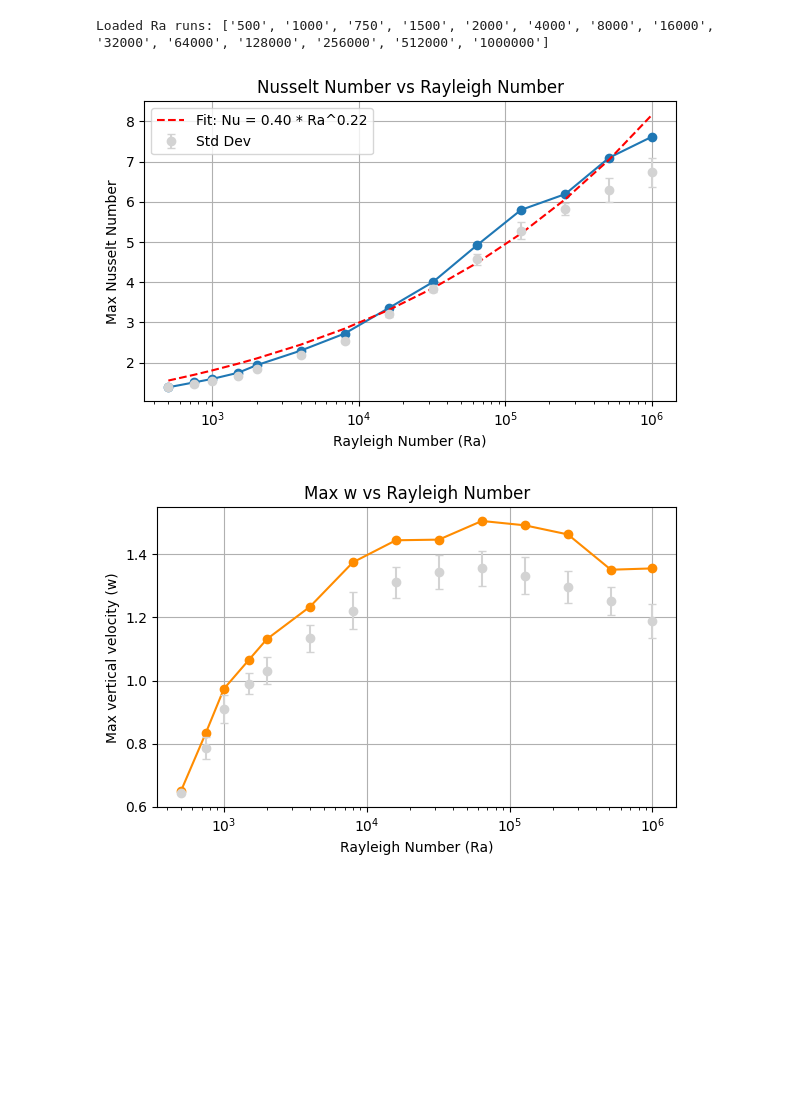
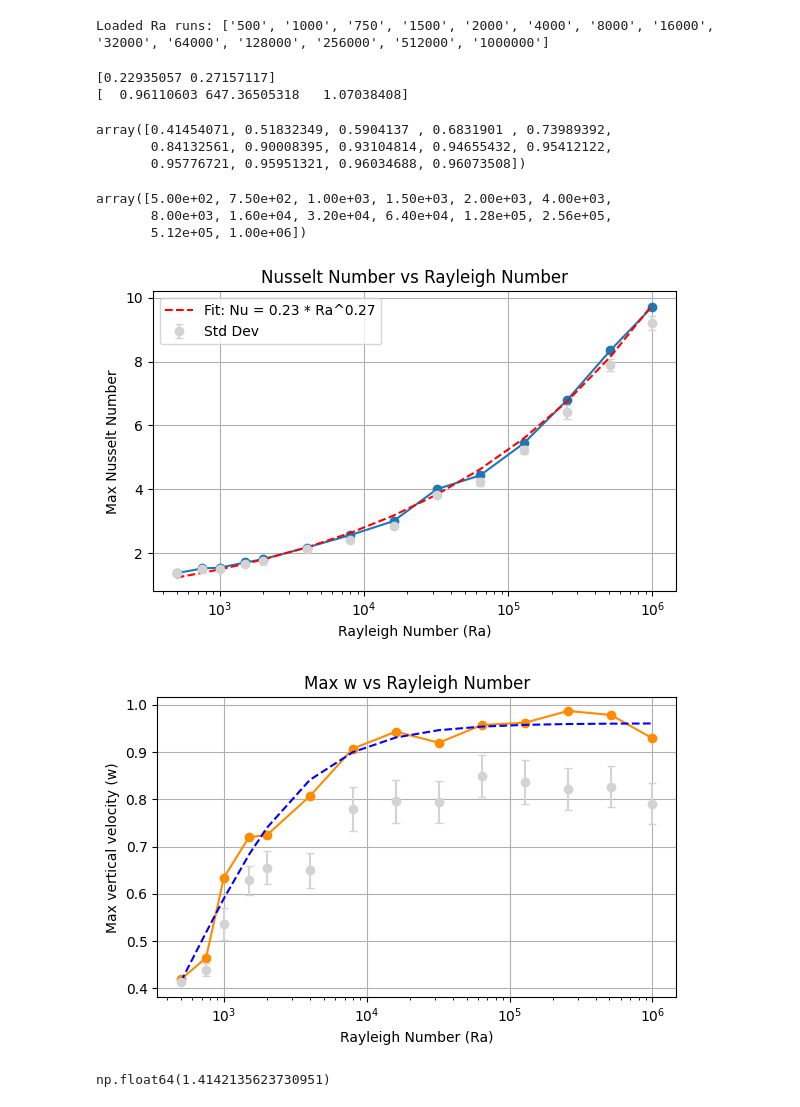
Before and after one commit to MichielStraat/RBC-Gym, a Jupyter notebook: experiments/flowstats/flowstats_plots.ipynb, the cells around one changed output. Drawn from its saved outputs; the diff is of its cells as text; code cells hidden in the pictures; blank space fills up the shorter version.

Commit message:
Analysis of scaling law of velocity(Ra), implement in normalization wrapper, set up reinforcement learning

```diff
--- a/experiments/flowstats/flowstats_plots.ipynb
+++ b/experiments/flowstats/flowstats_plots.ipynb
@@ -37,8 +37,8 @@ for ra_str, stats in flowstats.items():
     Nu_std_values.append(nu_val_std)
     Nu_max_values.append(nu_val_max)
 
-    vz_max_steps = stats["uw_max_step"]
-    vz_max_steps = np.sqrt(stats["uv_max_step"]**2 + stats["uw_max_step"]**2 + stats["uz_max_step"]**2)  # calculate magnitude of velocity vector
+    vz_max_steps = stats["uz_max_step"]
+    # vz_max_steps = np.sqrt(stats["uv_max_step"]**2 + stats["uw_max_step"]**2 + stats["uz_max_step"]**2)  # calculate magnitude of velocity vector
     vz_mean = vz_max_steps[-last_steps:].mean()  # calculate mean over last steps
     vz_max = vz_max_steps[-last_steps:].max()  # or mean
     vz_std = vz_max_steps[-last_steps:].std()
@@ -49,42 +49,76 @@ for ra_str, stats in flowstats.items():
 
 # Sort by Ra for nice plots
 Ra_values, Nu_max_values, Nu_mean_values, Nu_std_values, vz_max_mean_values, vz_max_max_values, vz_max_std_values = zip(*sorted(zip(Ra_values, Nu_max_values, Nu_mean_values, Nu_std_values, vz_max_mean_values, vz_max_max_values, vz_max_std_values)))
+Ra_values = np.array(Ra_values); Nu_max_values = np.array(Nu_max_values); Nu_mean_values = np.array(Nu_mean_values);
+Nu_std_values = np.array(Nu_std_values); vz_max_mean_values = np.array(vz_max_mean_values); vz_max_max_values = np.array(vz_max_max_values)
+vz_max_std_values = np.array(vz_max_std_values)
 # %%
 # Curvefitting for the relationships between Ra and Nu, vz_max
-def fit_func(x, a, b):
+def func_nu_ra(x, a, b):
     # from the literature, we know that Nu ~ Ra^b
     # where b is typically around 1/3 for turbulent convection
     return a * x ** b
 
-popt, pcov = curve_fit(fit_func, Ra_values, Nu_max_values)
-popt_vz, pcov_vz = curve_fit(fit_func, Ra_values, vz_max_max_values)
+# def func_u_ra(x, k, w):
+#     return w * (1 - np.exp(-k * x))
+# popt_vz, pcov_vz = curve_fit(func_u_ra, Ra_values, vz_max_max_values, (1e-5, 0.9))
+
+# def func_u_ra(x, a, n, b):
+#     return a * (x ** n / (x ** n + b))
+
+def func_u_ra(Ra, w_inf, Ra_c, n):
+    return w_inf * Ra**n / (Ra**n + Ra_c**n)
+
+
+popt, pcov = curve_fit(func_nu_ra, Ra_values, Nu_max_values)
+popt_vz, pcov_vz = curve_fit(func_u_ra, Ra_values, vz_max_max_values, p0=p0, bounds=((0, 0, 0),(np.inf, np.inf, np.inf)))
+
+print(popt)
+print(popt_vz)
+func_u_ra(Ra_values, *popt_vz)
+# %% [output]
+[0.22935057 0.27157117]
+[  0.96110603 647.36505318   1.07038408]
+array([0.41454071, 0.51832349, 0.5904137 , 0.6831901 , 0.73989392,
+       0.84132561, 0.90008395, 0.93104814, 0.94655432, 0.95412122,
+       0.95776721, 0.95951321, 0.96034688, 0.96073508])
+# %%
+Ra_values
+# %% [output]
+array([5.00e+02, 7.50e+02, 1.00e+03, 1.50e+03, 2.00e+03, 4.00e+03,
+       8.00e+03, 1.60e+04, 3.20e+04, 6.40e+04, 1.28e+05, 2.56e+05,
+       5.12e+05, 1.00e+06])
 # %%
 # ---------- Plot Nu vs Ra ----------
 plt.figure(figsize=(6,4))
 plt.plot(Ra_values, Nu_max_values, marker='o')
 plt.errorbar(Ra_values, Nu_mean_values, yerr=Nu_std_values, fmt='o', color='lightgray', capsize=3, label='Std Dev')
-plt.plot(Ra_values, fit_func(Ra_values, *popt), color='red', linestyle='--', label=f'Fit: Nu = {popt[0]:.2f} * Ra^{popt[1]:.2f}')
+plt.plot(Ra_values, func_nu_ra(Ra_values, *popt), color='red', linestyle='--', label=f'Fit: Nu = {popt[0]:.2f} * Ra^{popt[1]:.2f}')
 plt.xscale("log")
 plt.xlabel("Rayleigh Number (Ra)")
 plt.ylabel("Max Nusselt Number")
 plt.title("Nusselt Number vs Rayleigh Number")
 plt.grid(True)
 plt.legend()
 plt.tight_layout()
 plt.show()
 
 # ---------- Plot vz_max vs Ra ----------
 plt.figure(figsize=(6,4))
 plt.plot(Ra_values, vz_max_max_values, marker='o', color='darkorange')
 plt.errorbar(Ra_values, vz_max_mean_values, yerr=vz_max_std_values, fmt='o', color='lightgray', capsize=3, label='Std Dev')
-# plt.plot(Ra_values, fit_func(Ra_values, *popt_vz), color='blue', linestyle='--', label=f'Fit: vz_max = {popt_vz[0]:.2f} * Ra^{popt_vz[1]:.2f}')
+plt.plot(Ra_values, func_u_ra(Ra_values, *popt_vz), color='blue', linestyle='--')
 plt.xscale("log")
 plt.xlabel("Rayleigh Number (Ra)")
 plt.ylabel("Max vertical velocity (w)")
 plt.title("Max w vs Rayleigh Number")
 plt.grid(True)
 plt.tight_layout()
 plt.show()
 # %% [output]
-[figure, old version]
+[figure, new version]
-[figure, old version]
+[figure, new version]
+# %%
+np.sqrt(2)
+# %% [output]
+np.float64(1.4142135623730951)
```
Also changed, not shown: 2 other files.
